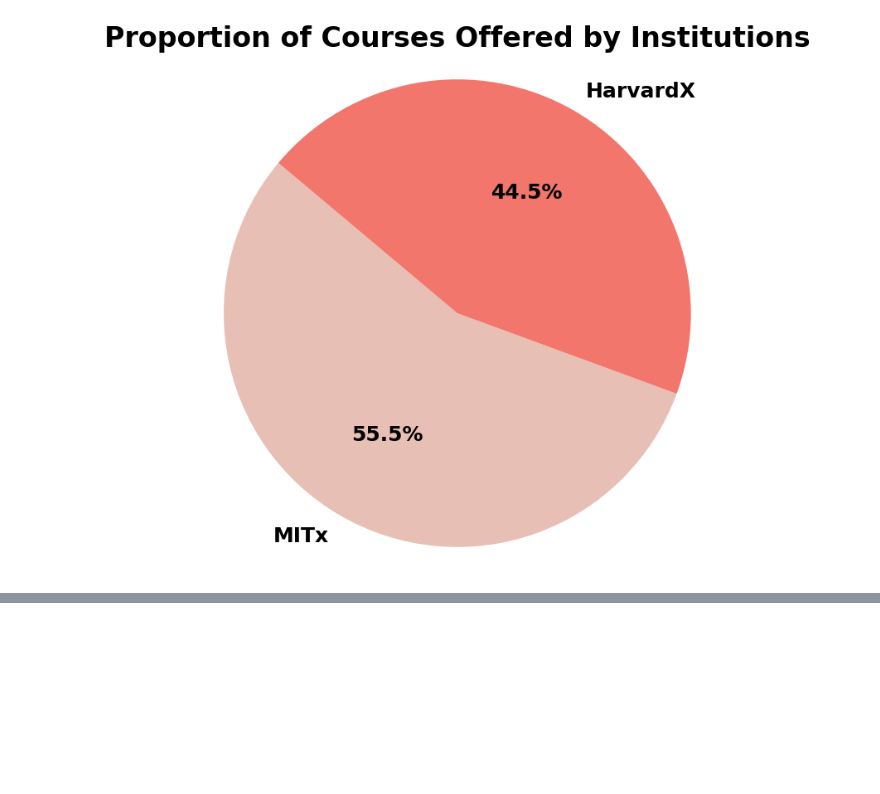
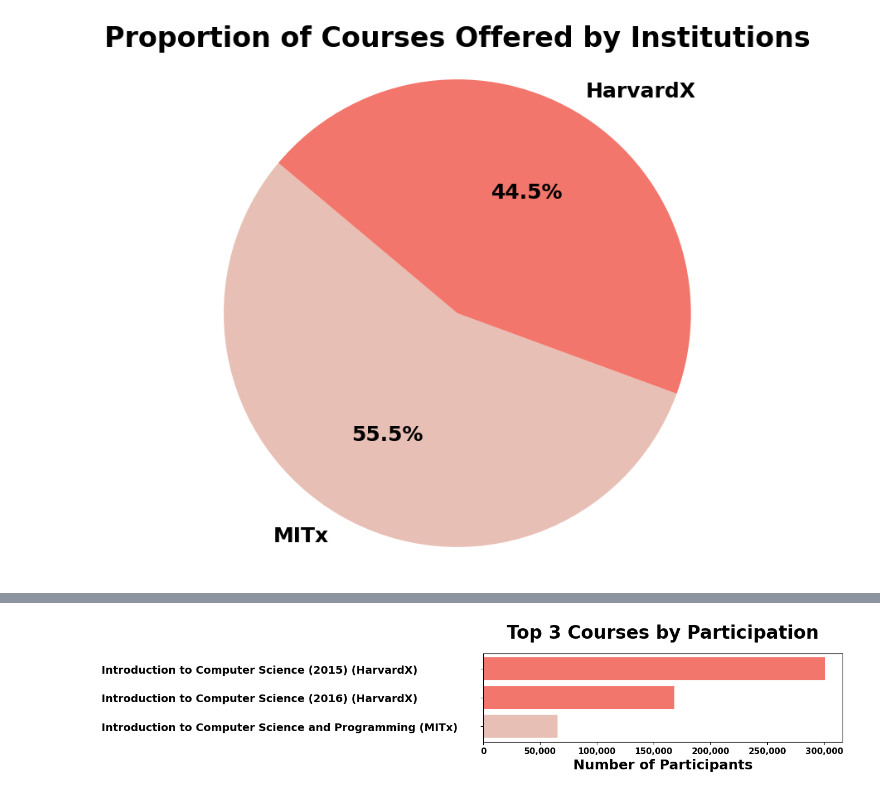
Before and after one commit to DanielaAntosova/Online-Courses-from-Harvard-and-MIT, a Jupyter notebook: hezky_graf_kurzy.ipynb, the cells around one changed output, grey strips where cells are left out. Drawn from its saved outputs; the diff is of its cells as text; code cells hidden in the pictures; blank space fills up the shorter version.

Commit message:
Jaké jsou tři nejnavštěvovanější kurzy?

```diff
--- a/hezky_graf_kurzy.ipynb
+++ b/hezky_graf_kurzy.ipynb
@@ -39,3 +38,86 @@ plt.savefig("Proportion_of_Courses_Offered_by_Institutions.png", bbox_inches='ti
 plt.show()
 # %% [output]
 [figure]
+# %%
+import matplotlib.pyplot as plt
+import pandas as pd
+from matplotlib.ticker import StrMethodFormatter
+
+# Načtení dat z CSV souboru
+# Data obsahují informace o různých kurzech a jejich účastnících
+data = pd.read_csv("kurzy_cleaned.csv")
+
+# Seřadíme data podle počtu účastníků v kurzech, od nejvyššího po nejnižší
+sorted_data = data.sort_values(by='Participants_(Course_Content_Accessed)', ascending=False)
+
+# Odstraníme duplicitní kurzy (kurzy se stejným názvem) a zachováme pouze první výskyt každého kurzu
+unique_courses = sorted_data.drop_duplicates(subset='Course_Title', keep='first')
+
+# Vybereme pouze první tři kurzy (top 3) podle počtu účastníků
+top_3_unique_courses = unique_courses.iloc[:3]
+
+# Přidáme k názvům kurzů informaci o instituci (např. HarvardX nebo MITx)
+# Výsledek bude například "Introduction to Computer Science (HarvardX)"
+top_3_unique_courses['Course_Info'] = (
+    top_3_unique_courses['Course_Title'] + " (" + top_3_unique_courses['Institution'] + ")"
+)
+
+# Přejmenujeme specifický kurz, aby obsahoval rok 2015
+top_3_unique_courses['Course_Info'] = top_3_unique_courses['Course_Info'].replace(
+    'Introduction to Computer Science (HarvardX)',
+    'Introduction to Computer Science (2015) (HarvardX)'
+)
+
+# Vytvoříme mapování barev pro instituce (MITx a HarvardX) podle preferovaných barev
+color_mapping = {'MITx': '#e8bfb5', 'HarvardX': '#F2766B'}
+# Přiřadíme barvy kurzům podle toho, ke které instituci patří
+colors = top_3_unique_courses['Institution'].map(color_mapping)
+
+# Nastavíme velikost grafu (šířka = 14, výška = 3)
+plt.figure(figsize=(14, 3))
+
+# Vytvoříme horizontální sloupcový graf
+# Na ose y budou názvy kurzů a na ose x počet účastníků
+bars = plt.barh(
+    top_3_unique_courses['Course_Info'],  # Popisky osy y (kurzy)
+    top_3_unique_courses['Participants_(Course_Content_Accessed)'],  # Hodnoty osy x (počet účastníků)
+    color=colors  # Barvy sloupců
+)
+
+# Přidáme název grafu
+plt.title('Top 3 Courses by Participation',
+          fontsize=24, fontweight='bold', pad=20, loc='center')  # Nastavení fontu a zarovnání
+# Popisek osy x
+plt.xlabel('Number of Participants', fontsize=18, fontweight='bold')
+# Popisek osy y není potřeba, protože sloupce mají popisky
+
+# Zvýšíme velikost a tučnost textu na ose y (názvy kurzů)
+plt.yticks(fontsize=14, fontweight='bold', ha='left')
+
+# Posuneme popisky osy y dál od grafu
+ax = plt.gca()  # Získáme aktuální graf
+ax.tick_params(axis='y', pad=500)  # Posuneme popisky doleva o 500 bodů
+
+# Přidáme prostor na levé straně grafu pro dlouhé názvy kurzů
+plt.subplots_adjust(left=0.6)
+
+# Na ose x formátujeme čísla tak, aby oddělovala tisíce čárkou (např. 10,000)
+plt.gca().xaxis.set_major_formatter(StrMethodFormatter('{x:,.0f}'))
+
+# Zvýšíme velikost a tučnost čísel na ose x
+plt.gca().tick_params(axis='x', labelsize=11)  # Velikost textu
+for label in plt.gca().get_xticklabels():  # Pro každý popisek osy x
+    label.set_fontweight('bold')  # Nastavíme tučnost
+
+# Obrátíme pořadí osy y, aby nejpopulárnější kurz byl nahoře
+plt.gca().invert_yaxis()
+
+# Automaticky nastavíme rozložení prvků v grafu tak, aby vše sedělo
+plt.tight_layout()
+
+# Uložení grafu jako obrázku ve formátu PNG
+plt.savefig("top_3_courses.png", dpi=300, bbox_inches='tight')
+
+# Zobrazíme graf
+plt.show()
+# %% [output]
@@ -41,0 +134 @@ plt.show()
+[figure, added]
```
Also changed, not shown: parts of 2 cells of this notebook, 2 other files.
